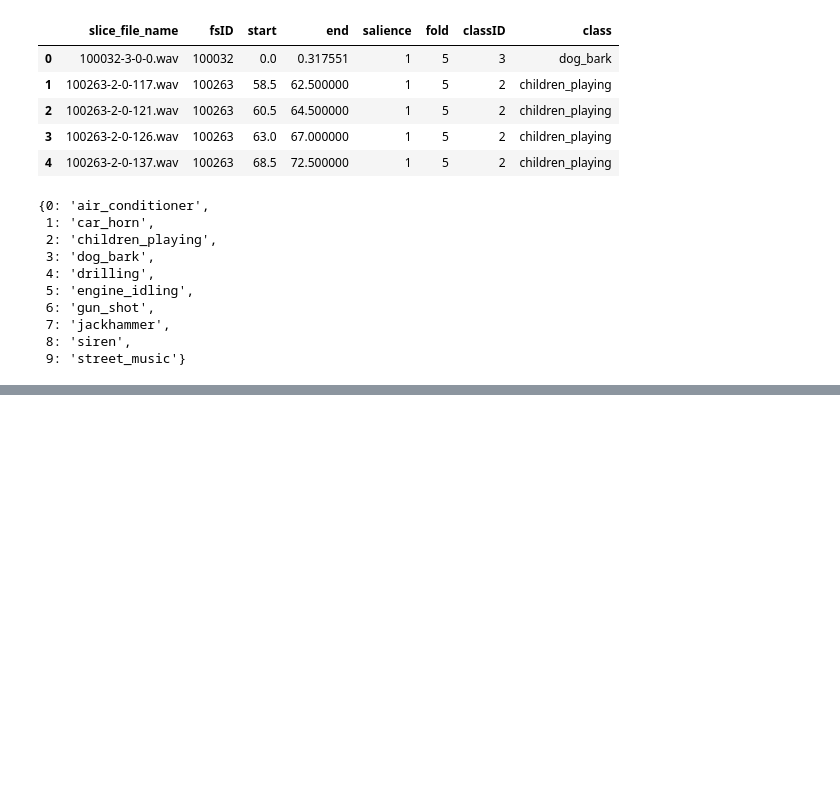
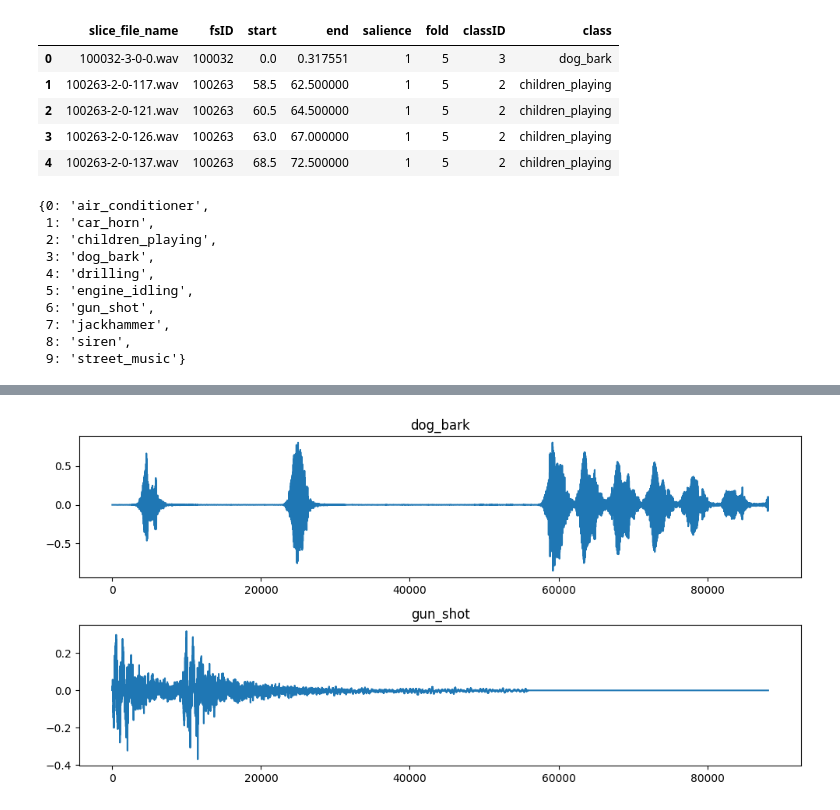
Before and after one commit to omei-Lab/UrbanSound8k-with-ML, a Jupyter notebook: src/data_processing.ipynb, the cells around one changed output, grey strips where cells are left out. Drawn from its saved outputs; the diff is of its cells as text; code cells hidden in the pictures; blank space fills up the shorter version.

Commit message:
Data processing (fin.)

```diff
--- a/src/data_processing.ipynb
+++ b/src/data_processing.ipynb
@@ -75,0 +107,17 @@ for i, row in tqdm(metadata.iterrows(), total=len(metadata)):
+# %%
+sample_data_1 = folds[0]['101415-3-0-2.wav']
+sample_data_2 = folds[0]['102305-6-0-0.wav']
+
+plt.figure(figsize=(10, 5))
+
+plt.subplot(2, 1, 1)
+plt.plot(sample_data_1['data'])
+plt.title(label_dict[sample_data_1['label']])
+
+plt.subplot(2, 1, 2)
+plt.plot(sample_data_2['data'])
+plt.title(label_dict[sample_data_2['label']])
+
+plt.tight_layout()
+# %% [output]
+[figure, added]
```
Also changed, not shown: parts of 5 cells of this notebook, 1 other file.
